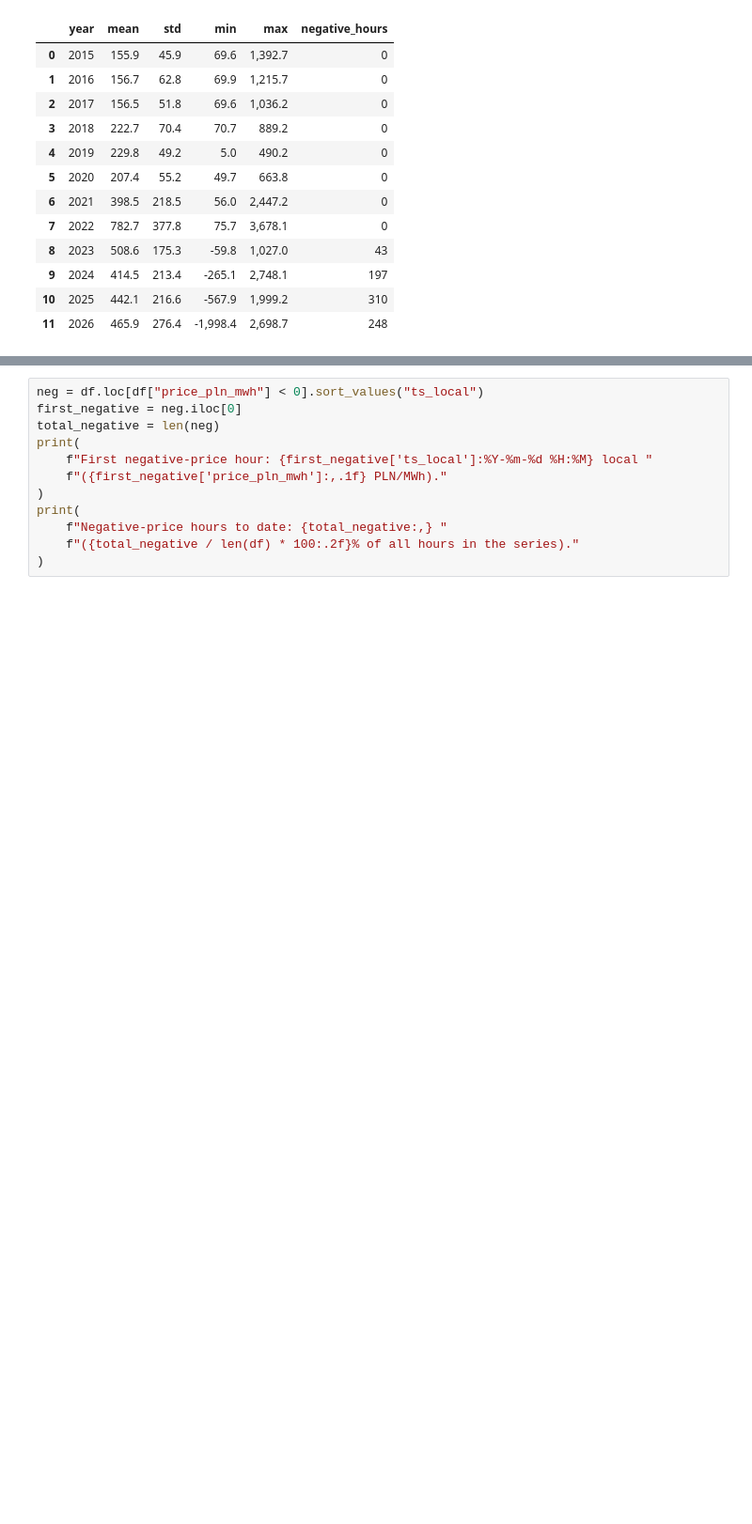
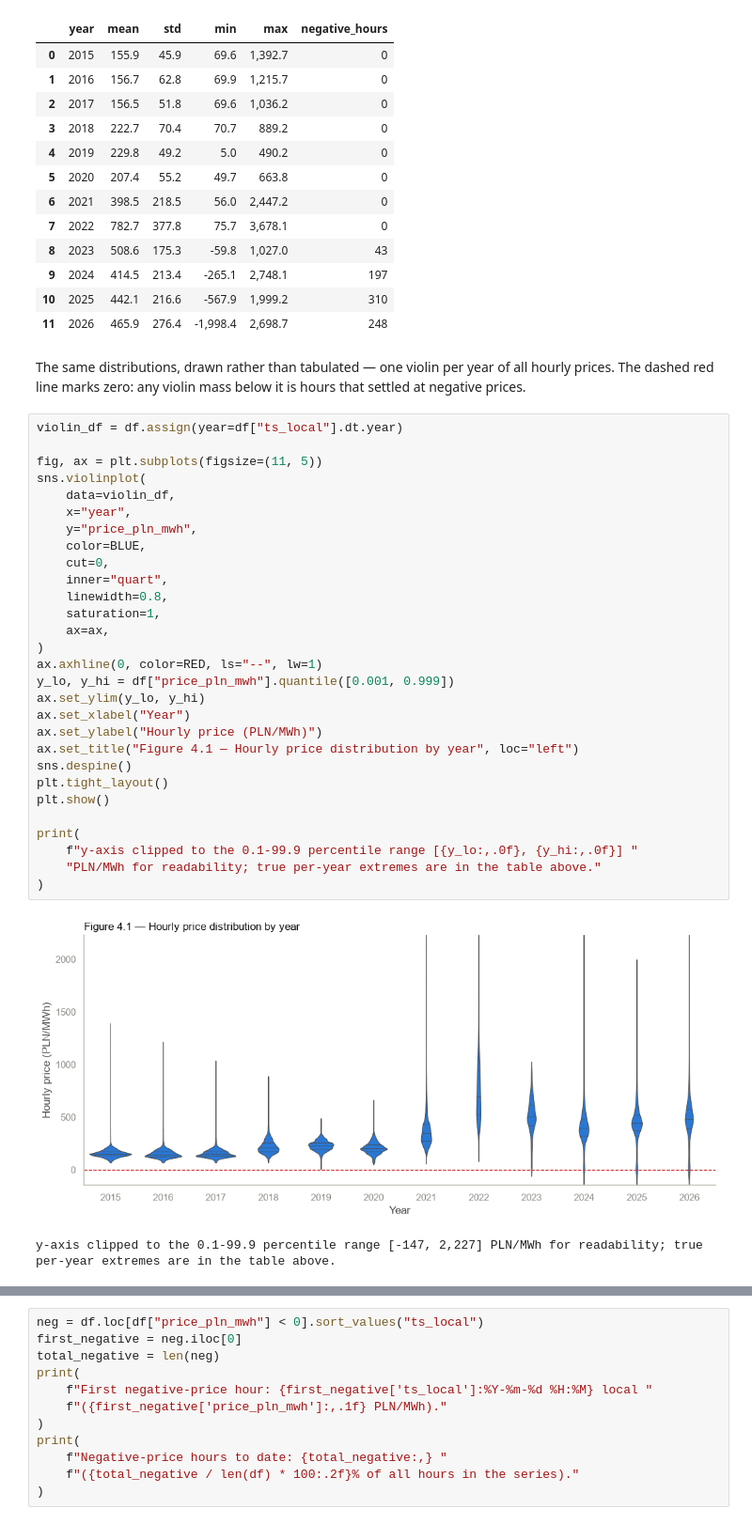
Before and after one commit to mstudniarski-arch/Cenergia-Data, a Jupyter notebook: notebooks/01-market-eda.ipynb, the cells around one changed output, grey strips where cells are left out. Shown at 94% size. Saved outputs shown, nothing was run; the diff lists cells and outputs as text; blank space fills up the shorter version.

```diff
--- a/notebooks/01-market-eda.ipynb
+++ b/notebooks/01-market-eda.ipynb
@@ -376,3 +381,39 @@ yearly
 | 9 | 2024 | 414.5 | 213.4 | -265.1 | 2,748.1 | 197 |
 | 10 | 2025 | 442.1 | 216.6 | -567.9 | 1,999.2 | 310 |
 | 11 | 2026 | 465.9 | 276.4 | -1,998.4 | 2,698.7 | 248 |
+# %% [markdown]
+The same distributions, drawn rather than tabulated — one violin per year of
+all hourly prices. The dashed red line marks zero: any violin mass below it is
+hours that settled at negative prices.
+# %%
+violin_df = df.assign(year=df["ts_local"].dt.year)
+
+fig, ax = plt.subplots(figsize=(11, 5))
+sns.violinplot(
+    data=violin_df,
+    x="year",
+    y="price_pln_mwh",
+    color=BLUE,
+    cut=0,
+    inner="quart",
+    linewidth=0.8,
+    saturation=1,
+    ax=ax,
+)
+ax.axhline(0, color=RED, ls="--", lw=1)
+y_lo, y_hi = df["price_pln_mwh"].quantile([0.001, 0.999])
+ax.set_ylim(y_lo, y_hi)
+ax.set_xlabel("Year")
+ax.set_ylabel("Hourly price (PLN/MWh)")
+ax.set_title("Figure 4.1 — Hourly price distribution by year", loc="left")
+sns.despine()
+plt.tight_layout()
+plt.show()
+
+print(
+    f"y-axis clipped to the 0.1-99.9 percentile range [{y_lo:,.0f}, {y_hi:,.0f}] "
+    "PLN/MWh for readability; true per-year extremes are in the table above."
+)
+# %% [output]
+[figure, added]
+y-axis clipped to the 0.1-99.9 percentile range [-147, 2,227] PLN/MWh for readability; true per-year extremes are in the table above.
```
Also changed, not shown: parts of 5 cells of this notebook.
